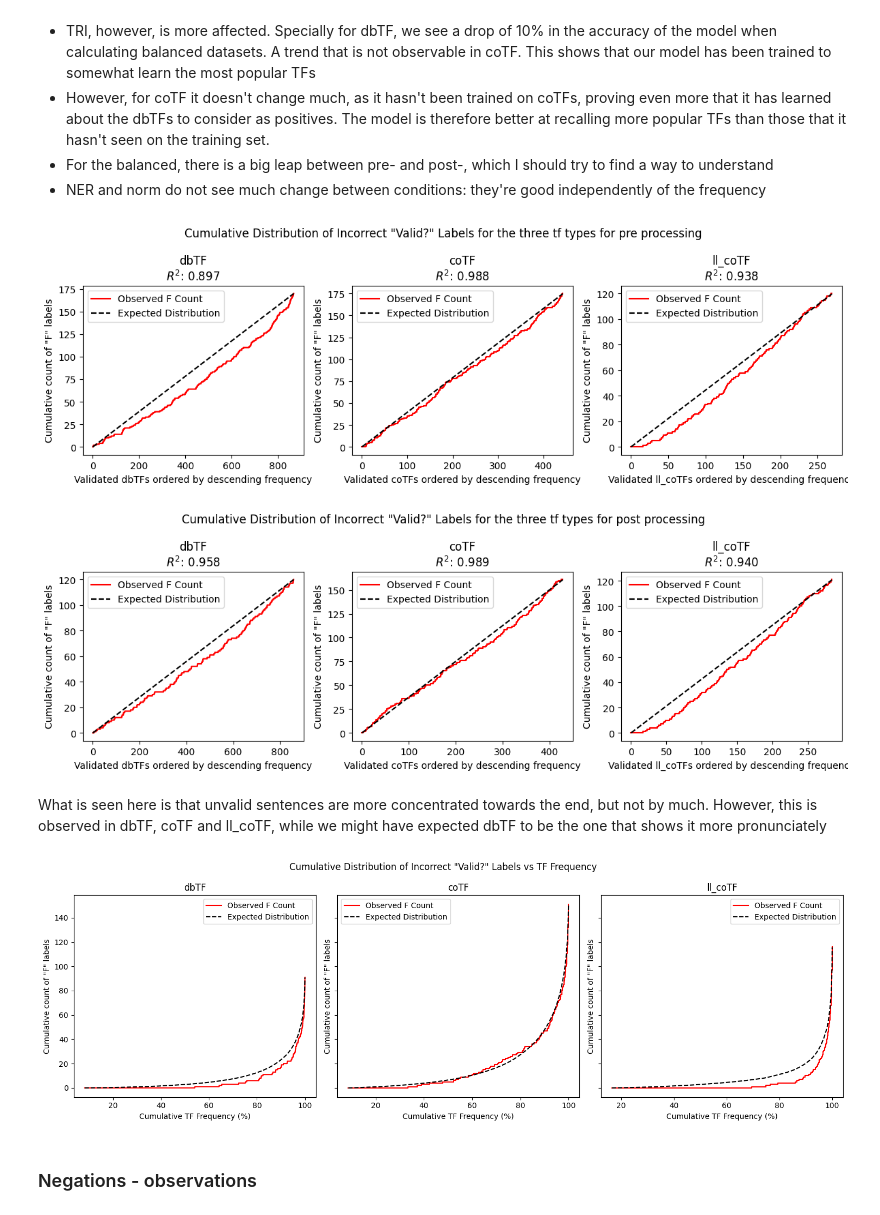
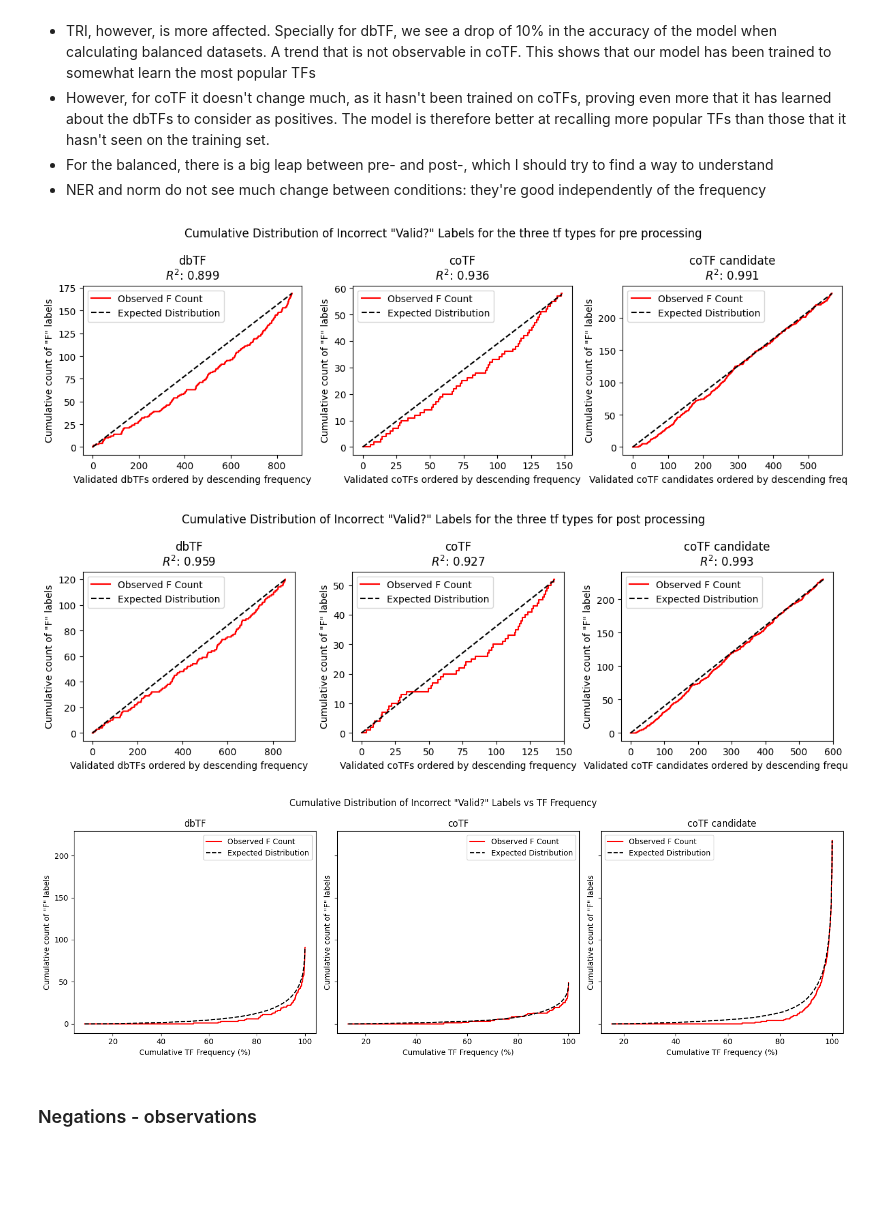
Before and after one commit to Rbbt-Workflows/ExTRI2, a Jupyter notebook: analysis/repo_to_paper.ipynb, the cells around one changed output. Saved outputs shown, nothing was run; the diff lists cells and outputs as text; code cells hidden in the pictures; blank space fills up the shorter version.

```diff
--- a/analysis/repo_to_paper.ipynb
+++ b/analysis/repo_to_paper.ipynb
@@ -444,9 +574,9 @@ def plot_tf_validation_distribution(ax, tf_type: str, all_sents: pd.DataFrame, v
 def plot_all_tf_validation_distributions(title, ExTRI2_df, validated_1mapping, figsize=(15, 10), ylim=30):
 
     fig, axes = plt.subplots(3, 1, figsize=figsize)
-    for i, TF_type in enumerate(['dbTF', 'coTF', 'll_coTF']):
+    for i, TF_type in enumerate(validated_1mapping['TF_type'].cat.categories):
         TRI_subset = ExTRI2_df[ExTRI2_df['TF_type'] == TF_type]
-        validated_subset = validated_1mapping[(validated_1mapping['TF_type_validated'] == TF_type)]
+        validated_subset = validated_1mapping[(validated_1mapping['TF_type'] == TF_type)]
 
         validated_subset_b = validated_subset[validated_subset['method'] == 'balanced']
         validated_subset_r = validated_subset[validated_subset['method'] == 'random']
@@ -957,7 +1083,7 @@ def plot_false_validation_distribution(ExTRI2_df: pd.DataFrame, val_df: pd.DataF
     plt.suptitle(f'Cumulative Distribution of Incorrect "Valid?" Labels for the three tf types for {pre_post} processing')
 
 
-    for i, tf_type in enumerate(['dbTF', 'coTF', 'll_coTF']):
+    for i, tf_type in enumerate(val_df['TF_type'].cat.categories):
 
         # Get the subset of all sentences
         all_sents = ExTRI2_df[ExTRI2_df['TF_type'] == tf_type]
@@ -976,44 +1102,42 @@ def plot_false_validation_distribution(ExTRI2_df: pd.DataFrame, val_df: pd.DataF
         val_balanced['Is_F'] = (val_balanced['Valid?'] == 'F').astype(int)
 
         # Compute cumulative sum of 'Is_F' for plotting
         val_balanced['Cumulative_F'] = val_balanced['Is_F'].cumsum()
 
         # Step 5: Plot the cumulative sum of 'F's
         ax = axes[i]
         ax.step(range(len(val_balanced)), val_balanced['Cumulative_F'], where='mid', label='Observed F Count', color='red')
 
 
         # Step 6: Plot the expected line
         total_f_count = val_balanced['Is_F'].sum()
         val_balanced['Expected_F'] = [total_f_count * (i / len(val_balanced)) for i in range(len(val_balanced))]
         ax.plot(range(len(val_balanced)), val_balanced['Expected_F'], label='Expected Distribution', linestyle='--', color='black')
 
         # Calculate R^2
         r2 = r2_score(val_balanced['Expected_F'], val_balanced['Cumulative_F'])
 
         # Customize plot
         ax.set_title(f"{tf_type}\n$R^2$: {r2:.3f}")
         ax.set_xlabel(f'Validated {tf_type}s ordered by descending frequency')
         ax.set_ylabel('Cumulative count of "F" labels')
         ax.legend()
 
     plt.tight_layout()
     plt.show()
 
 plot_false_validation_distribution(ExTRI2_df, validated_df, 'pre')
 plot_false_validation_distribution(ExTRI2_df, validated_df, 'post')
 # %% [output]
-[figure, old version]
+[figure, new version]
-[figure, old version]
+[figure, new version]
-# %% [markdown]
-What is seen here is that unvalid sentences are more concentrated towards the end, but not by much. However, this is observed in dbTF, coTF and ll_coTF, while we might have expected dbTF to be the one that shows it more pronunciately
 # %%
 def plot_notTRI_validation_distribution_frequency(ExTRI2_df: pd.DataFrame, val_df: pd.DataFrame):
     # Initialise plot
     fig, axes = plt.subplots(ncols=3, figsize=(15, 5), sharey=True)
     plt.suptitle('Cumulative Distribution of Incorrect "Valid?" Labels vs TF Frequency')
 
-    for i, tf_type in enumerate(['dbTF', 'coTF', 'll_coTF']):
+    for i, tf_type in enumerate(val_df['TF_type'].cat.categories):
         # Get the subset of all sentences
         all_sents = ExTRI2_df[ExTRI2_df['TF_type'] == tf_type]
 
@@ -1062,7 +1186,7 @@ def plot_notTRI_validation_distribution_frequency(ExTRI2_df: pd.DataFrame, val_d
 
 plot_notTRI_validation_distribution_frequency(ExTRI2_df, validated_df)
 # %% [output]
-[figure, old version]
+[figure, new version]
 # %% [markdown]
 ### Negations - observations
 # %%
```
Also changed, not shown: parts of 19 cells of this notebook, 15 other files.
